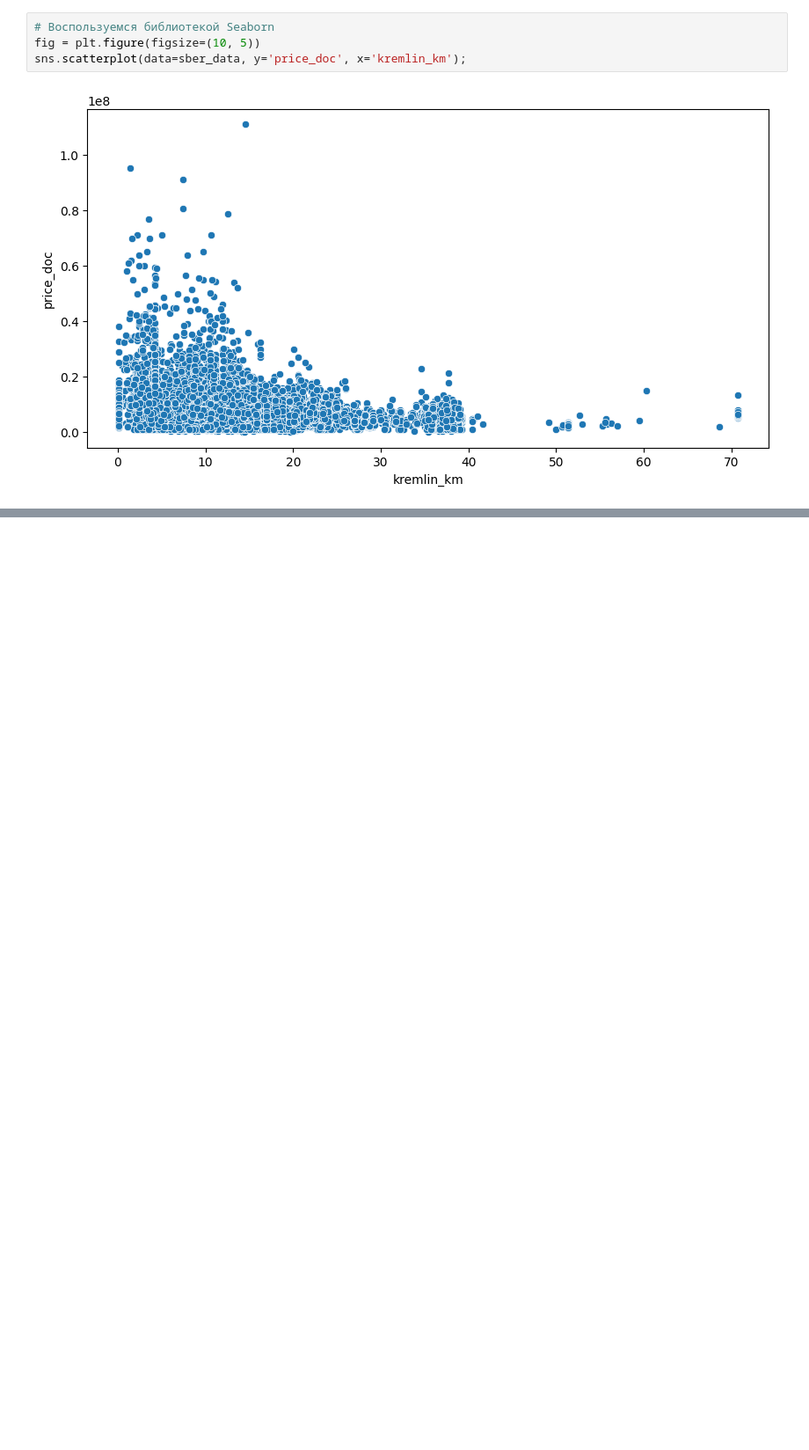
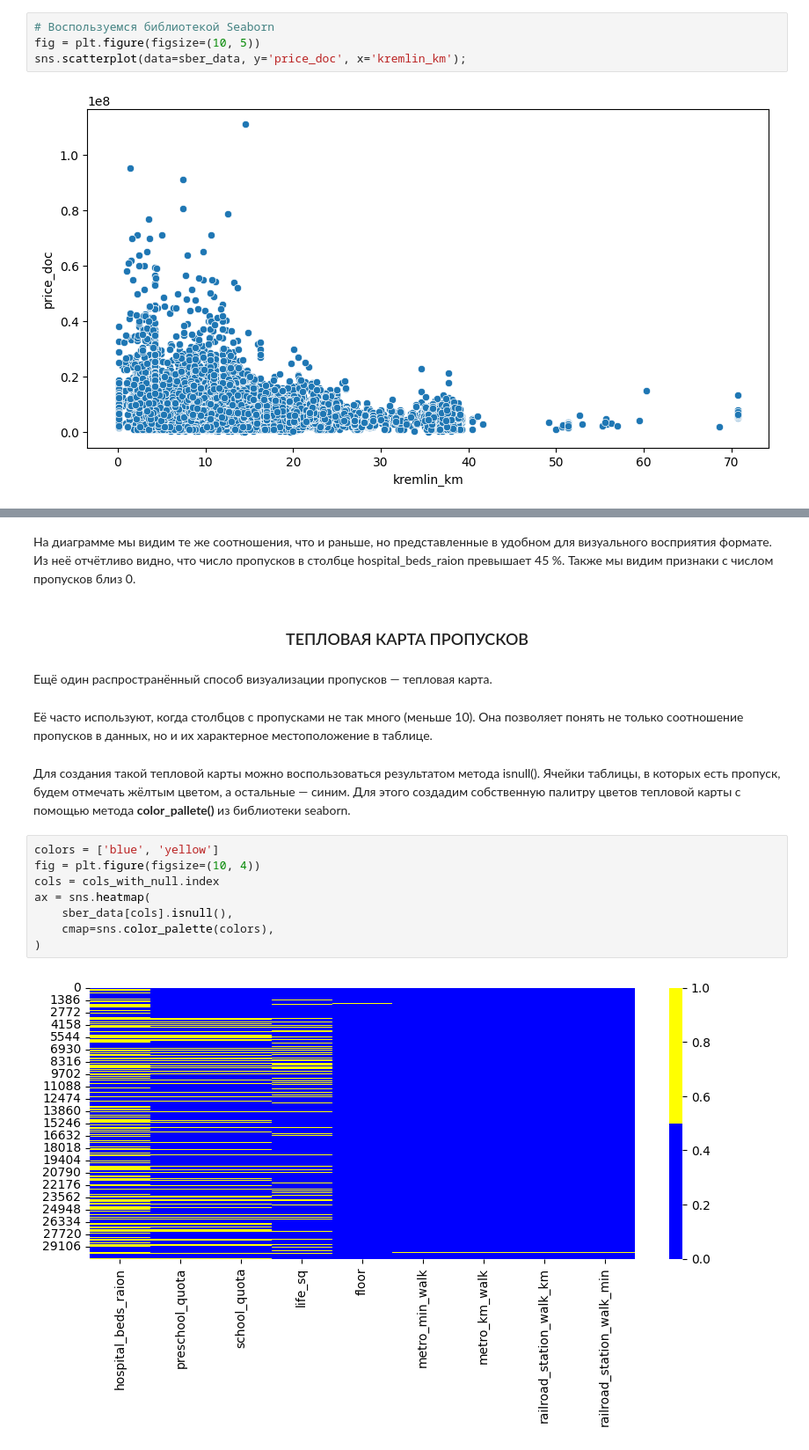
Before and after one commit to Dredox22/sf_data_science, a Jupyter notebook: SkillFactory/PY_14_Очистка_данных/sber.ipynb, the cells around one changed output, grey strips where cells are left out. Shown at 88% size. Cells and saved outputs as stored; diff of their text form; blank space fills up the shorter version.

```diff
--- a/SkillFactory/PY_14_Очистка_данных/sber.ipynb
+++ b/SkillFactory/PY_14_Очистка_данных/sber.ipynb
@@ -144,0 +265,20 @@ sns.scatterplot(data=sber_data, y='price_doc', x='kremlin_km');
+# %% [markdown]
+На диаграмме мы видим те же соотношения, что и раньше, но представленные в удобном для визуального восприятия формате. Из неё отчётливо видно, что число пропусков в столбце hospital_beds_raion превышает 45 %. Также мы видим признаки с числом пропусков близ 0.
+# %% [markdown]
+### <center>ТЕПЛОВАЯ КАРТА ПРОПУСКОВ
+# %% [markdown]
+Ещё один распространённый способ визуализации пропусков — тепловая карта.
+# %% [markdown]
+Её часто используют, когда столбцов с пропусками не так много (меньше 10). Она позволяет понять не только соотношение пропусков в данных, но и их характерное местоположение в таблице.
+# %% [markdown]
+Для создания такой тепловой карты можно воспользоваться результатом метода isnull(). Ячейки таблицы, в которых есть пропуск, будем отмечать жёлтым цветом, а остальные — синим. Для этого создадим собственную палитру цветов тепловой карты с помощью метода **color_pallete()** из библиотеки seaborn.
+# %%
+colors = ['blue', 'yellow']
+fig = plt.figure(figsize=(10, 4))
+cols = cols_with_null.index
+ax = sns.heatmap(
+    sber_data[cols].isnull(),
+    cmap=sns.color_palette(colors),
+)
+# %% [output]
+[figure, added]
```
Also changed, not shown: parts of 30 cells of this notebook.
